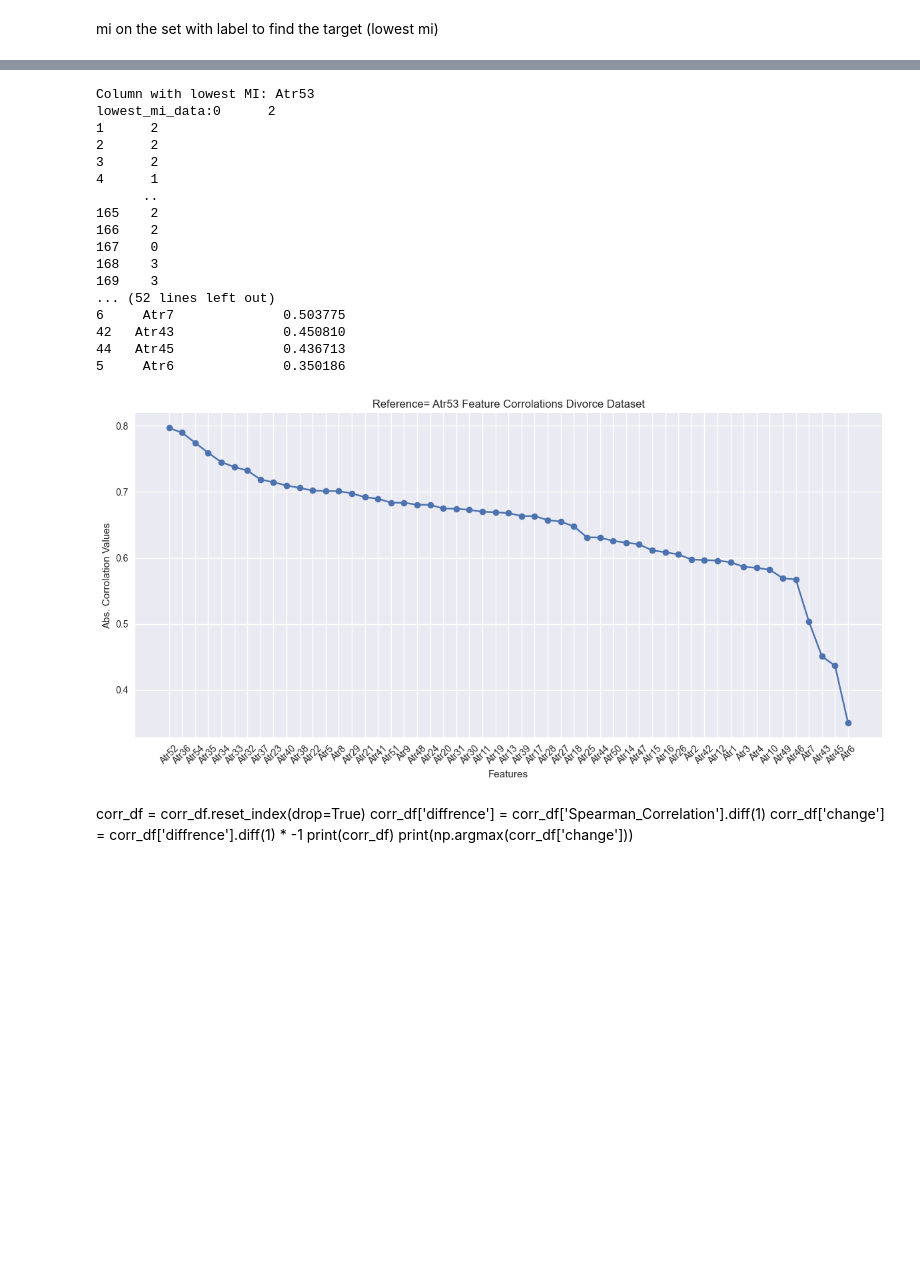
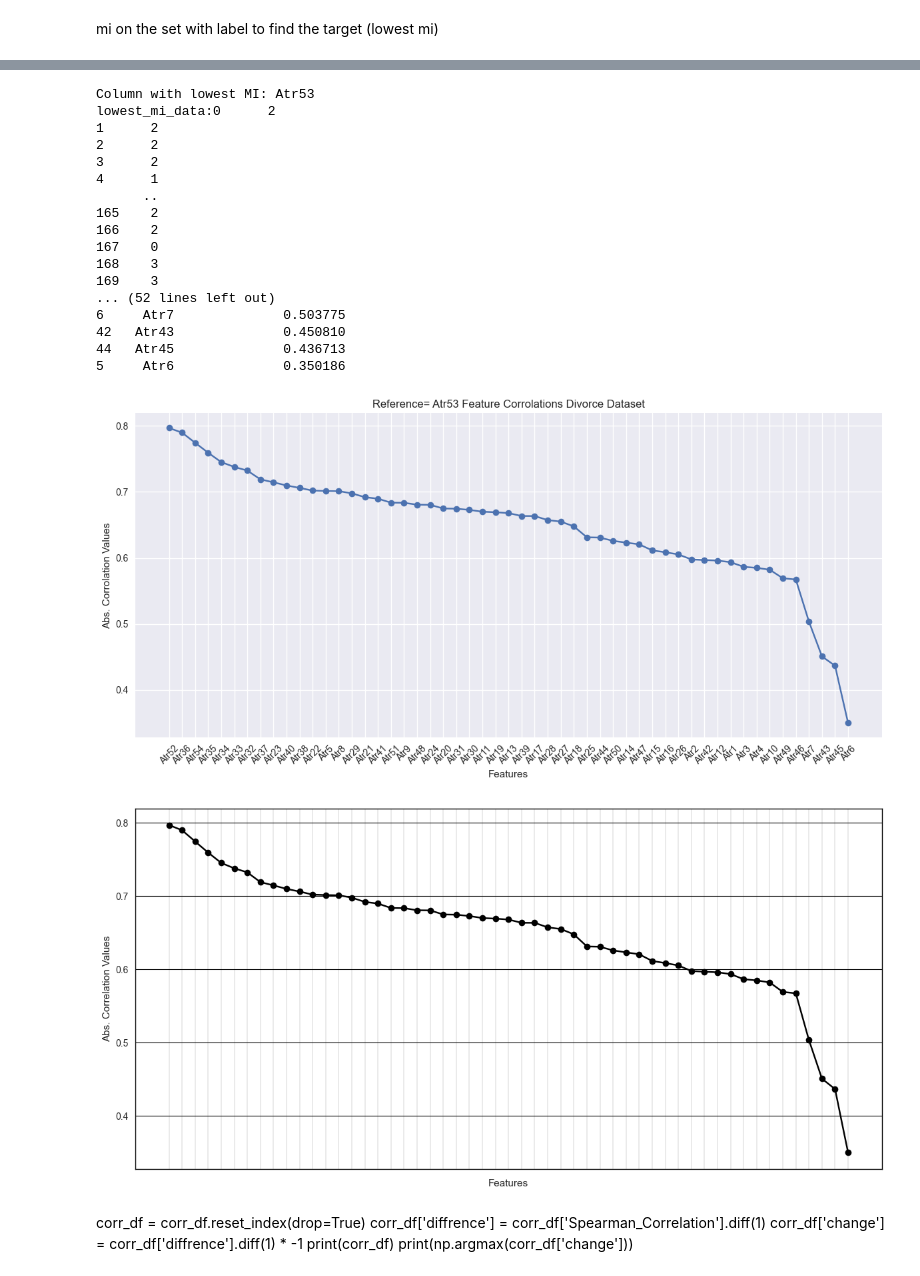
Before and after one commit to senturkcan/ppfs_mlpart, a Jupyter notebook: mi_calculations 2 divorce.ipynb, the cells around one changed output, grey strips where cells are left out. Cells and saved outputs as stored; diff of their text form; code cells hidden in the pictures; blank space fills up the shorter version.

Commit message:
plot fix

```diff
--- a/mi_calculations 2 divorce.ipynb
+++ b/mi_calculations 2 divorce.ipynb
@@ -233,33 +233,52 @@ ax.plot(corr_df["Feature"], corr_df["Spearman_Correlation"], marker='o')
 ax.set_xlabel("Features")
 ax.set_ylabel("Abs. Corrolation Values")
 ax.set_title(f"Reference= {lowest_mi_column} Feature Corrolations {dataset_name.title()} Dataset")
 plt.style.use('seaborn-v0_8')
 plt.xticks(rotation=45)
 plt.tight_layout()
 plt.savefig(f'{dataset_name} spearman correlation.png', dpi=300, bbox_inches='tight')
 plt.show()
 
+# Create 2nd line plot
+fig, ax = plt.subplots(figsize=(12, 6))
+ax.plot(corr_df["Feature"], corr_df["Spearman_Correlation"], marker='o', color='black')
+ax.set_xlabel("Features")
+ax.set_ylabel("Abs. Correlation Values")
+ax.set_facecolor('white')
+fig.patch.set_facecolor('white')
+for spine in ax.spines.values():
+    spine.set_visible(True)
+    spine.set_color('black')
+    spine.set_linewidth(1)
+ax.grid(True, axis='y', color='black', linestyle='-', linewidth=0.8)
+ax.grid(True, axis='x', color='gray', linestyle='-', linewidth=0.3, alpha=0.8)
+ax.set_xticklabels([])
+plt.tight_layout()
+plt.savefig(f'{dataset_name} black_white_spearman correlation.png', dpi=300, bbox_inches='tight')
+plt.show()
+
 corr_df.to_latex(f'{dataset_name}_corr.tex', index=True, float_format='%.6f')
 # %% [output]
 [figure]
 Column with lowest MI: Atr53
 lowest_mi_data:0      2
 1      2
 2      2
 3      2
 4      1
       ..
 165    2
 166    2
 167    0
 168    3
 169    3
 ... (52 lines left out)
 6     Atr7              0.503775
 42   Atr43              0.450810
 44   Atr45              0.436713
 5     Atr6              0.350186
 [figure]
+[figure, added]
 # %% [markdown]
 corr_df = corr_df.reset_index(drop=True)
 corr_df['diffrence'] = corr_df['Spearman_Correlation'].diff(1)
```
Also changed, not shown: 4 other files.
